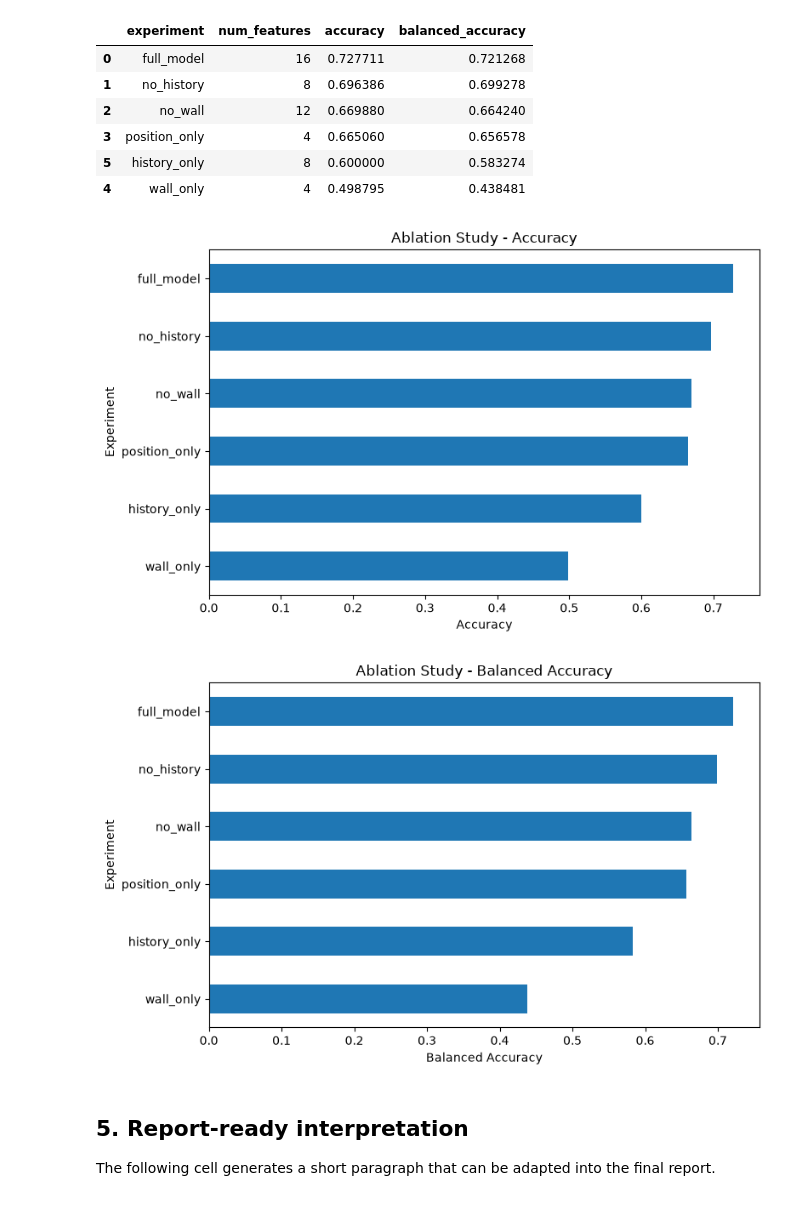
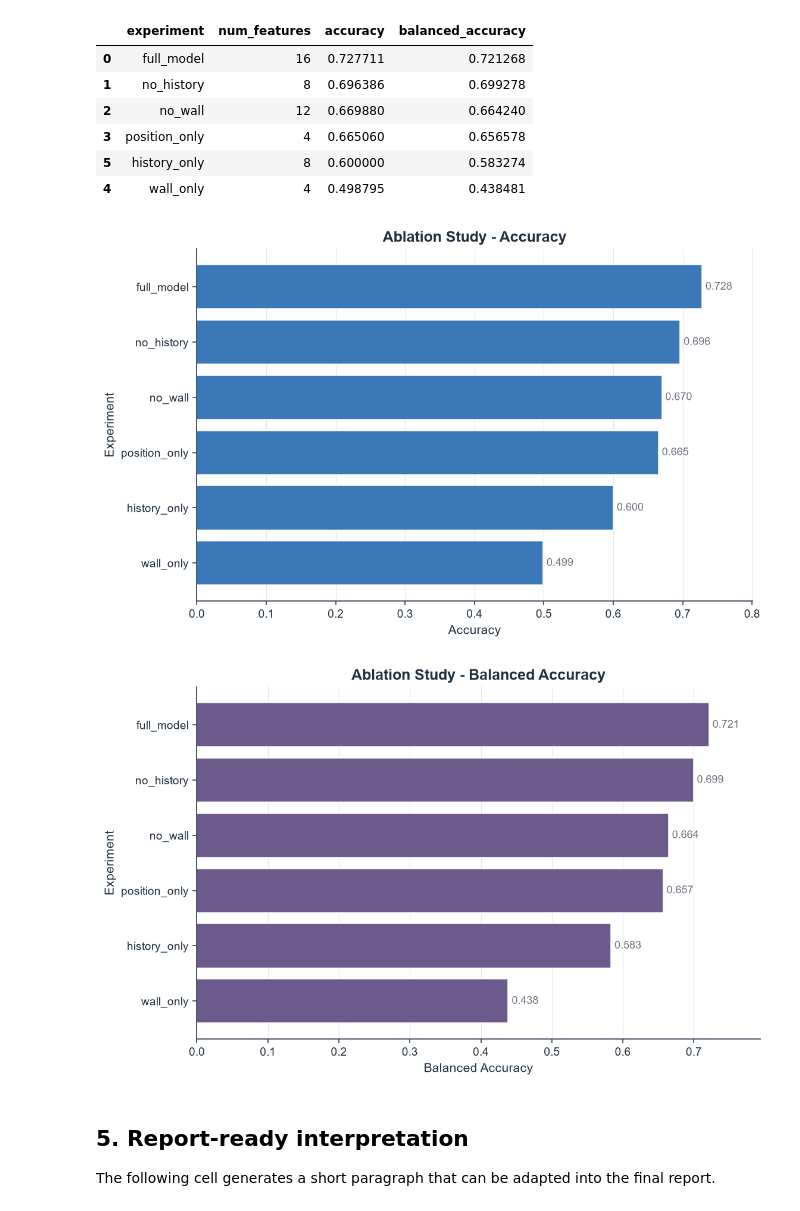
Before and after one commit to yyuwei66-sketch/maze-escape-ai, a Jupyter notebook: models/prediction_evaluation.ipynb, the cells around one changed output. Cells and saved outputs as stored; diff of their text form; code cells hidden in the pictures.

```diff
--- a/models/prediction_evaluation.ipynb
+++ b/models/prediction_evaluation.ipynb
@@ -526,37 +776,73 @@ Saved ablation results to: results\ablation_results.csv
 | 5 | history_only | 8 | 0.600000 | 0.583274 |
 | 4 | wall_only | 4 | 0.498795 | 0.438481 |
 # %%
-ax = ablation_df.sort_values("accuracy").plot(
-    kind="barh",
-    x="experiment",
-    y="accuracy",
-    legend=False,
-    figsize=(8, 5),
+# Ablation study: accuracy
+plot_df = ablation_df.sort_values("accuracy", ascending=True)
+fig, ax = plt.subplots(figsize=(8.2, 5.2))
+
+bars = ax.barh(
+    plot_df["experiment"],
+    plot_df["accuracy"],
+    color=MCM_COLORS["blue"],
+    edgecolor="white",
+    linewidth=0.8,
 )
 ax.set_title("Ablation Study - Accuracy")
 ax.set_xlabel("Accuracy")
 ax.set_ylabel("Experiment")
-plt.tight_layout()
-plt.savefig(FIGURE_DIR / "ablation_accuracy.png", dpi=200)
+ax.set_xlim(0, min(1.0, max(plot_df["accuracy"].max() * 1.10, 0.1)))
+polish_axes(ax, grid_axis="x")
+
+for bar in bars:
+    width = bar.get_width()
+    ax.text(
+        width + 0.005,
+        bar.get_y() + bar.get_height() / 2,
+        f"{width:.3f}",
+        va="center",
+        ha="left",
+        fontsize=9,
+        color=MCM_COLORS["gray"],
+    )
+
+save_figure(FIGURE_DIR / "ablation_accuracy.png")
 plt.show()
 # %% [output]
-[figure, old version]
+[figure, new version]
 # %%
-ax = ablation_df.sort_values("balanced_accuracy").plot(
-    kind="barh",
-    x="experiment",
-    y="balanced_accuracy",
-    legend=False,
-    figsize=(8, 5),
+# Ablation study: balanced accuracy
+plot_df = ablation_df.sort_values("balanced_accuracy", ascending=True)
+fig, ax = plt.subplots(figsize=(8.2, 5.2))
+
+bars = ax.barh(
+    plot_df["experiment"],
+    plot_df["balanced_accuracy"],
+    color=MCM_COLORS["purple"],
+    edgecolor="white",
+    linewidth=0.8,
 )
 ax.set_title("Ablation Study - Balanced Accuracy")
 ax.set_xlabel("Balanced Accuracy")
 ax.set_ylabel("Experiment")
-plt.tight_layout()
-plt.savefig(FIGURE_DIR / "ablation_balanced_accuracy.png", dpi=200)
+ax.set_xlim(0, min(1.0, max(plot_df["balanced_accuracy"].max() * 1.10, 0.1)))
+polish_axes(ax, grid_axis="x")
+
+for bar in bars:
+    width = bar.get_width()
+    ax.text(
+        width + 0.005,
+        bar.get_y() + bar.get_height() / 2,
+        f"{width:.3f}",
+        va="center",
+        ha="left",
+        fontsize=9,
+        color=MCM_COLORS["gray"],
+    )
+
+save_figure(FIGURE_DIR / "ablation_balanced_accuracy.png")
 plt.show()
 # %% [output]
-[figure, old version]
+[figure, new version]
 # %% [markdown]
 ## 5. Report-ready interpretation
 
```
Also changed, not shown: parts of 6 cells of this notebook, 14 other files.
